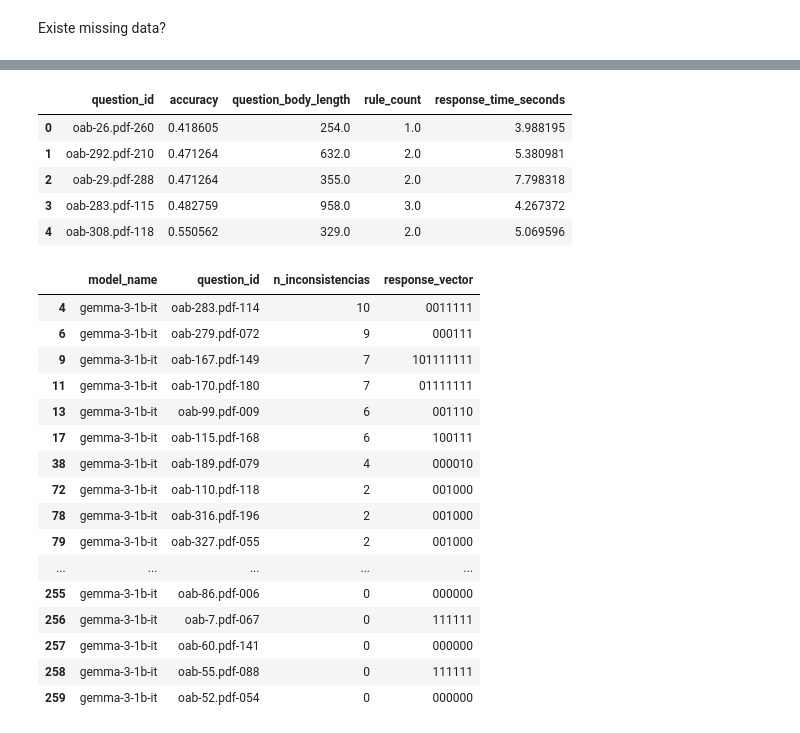
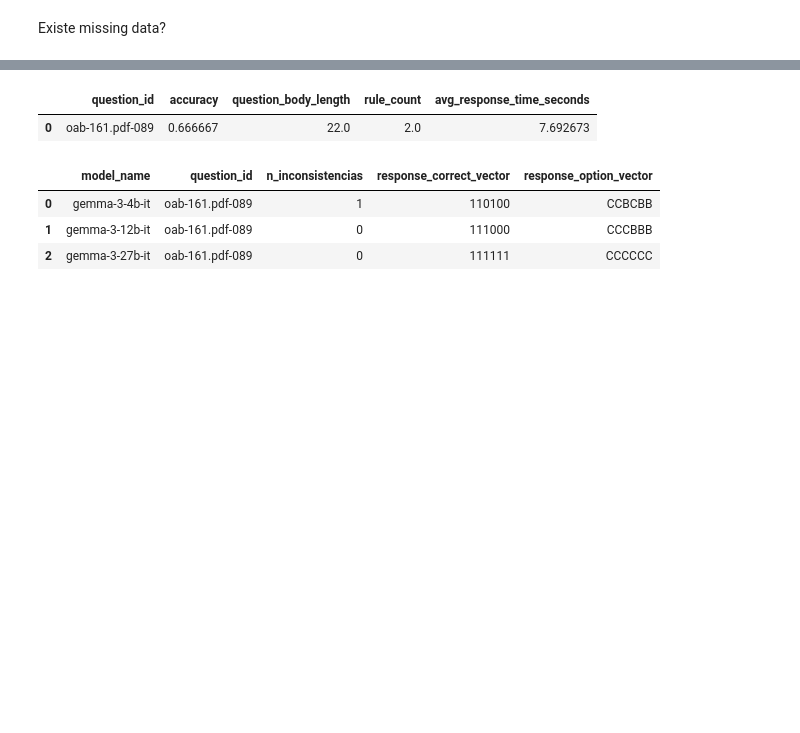
Before and after one commit to pcalais/law-cognitive-structure, a Jupyter notebook: notebooks/evaluate-models.ipynb, the cells around one changed output, grey strips where cells are left out. Cells and saved outputs as stored; diff of their text form; code cells hidden in the pictures; blank space fills up the shorter version.

```diff
--- a/notebooks/evaluate-models.ipynb
+++ b/notebooks/evaluate-models.ipynb
@@ -1,8 +1,7 @@
 # %%
 from read_model_runs import read_model_runs
 
-# Ler dados completos
-question_long_df = read_model_runs('../data/processed/model-runs')
+question_long_df, model_wide_df, question_wide_df, firac_order = read_model_runs('../data/processed/model-runs')
 
 # Filtrar apenas as linhas em português
 question_long_df = question_long_df[question_long_df["language"] == "portuguese"].copy()
@@ -179,7 +99,7 @@ question_agg_df = (
         accuracy=("is_correct", "mean"),
         question_body_length=("enunciado", lambda x: x.str.len().mean()),
         rule_count=("rule_count", "mean"),
-        response_time_seconds=("response_time_seconds", "mean")
+        avg_response_time_seconds=("response_time_seconds", "mean")
     )
     .reset_index()
 )
@@ -190,12 +110,8 @@ question_agg_df = question_agg_df.sort_values(by="accuracy", ascending=True).res
 # Visualizar as primeiras linhas
 question_agg_df.head()
 # %% [output]
-|  | question_id | accuracy | question_body_length | rule_count | response_time_seconds |
-| 0 | oab-26.pdf-260 | 0.418605 | 254.0 | 1.0 | 3.988195 |
-| 1 | oab-292.pdf-210 | 0.471264 | 632.0 | 2.0 | 5.380981 |
-| 2 | oab-29.pdf-288 | 0.471264 | 355.0 | 2.0 | 7.798318 |
-| 3 | oab-283.pdf-115 | 0.482759 | 958.0 | 3.0 | 4.267372 |
-| 4 | oab-308.pdf-118 | 0.550562 | 329.0 | 2.0 | 5.069596 |
+|  | question_id | accuracy | question_body_length | rule_count | avg_response_time_seconds |
+| 0 | oab-161.pdf-089 | 0.666667 | 22.0 | 2.0 | 7.692673 |
 # %%
 import pandas as pd
 import numpy as np
@@ -205,82 +121,64 @@ firac_difficulty = (
     question_long_df
     .groupby("firac")["is_correct"]
     .mean()
-    .sort_values(ascending=False)  # mais fácil primeiro
+    .sort_values(ascending=False)
     .reset_index()
 )
 
-# 2. Criar um mapeamento da dificuldade ordinal (0 = mais fácil, N = mais difícil)
+# 2. Criar um mapeamento da dificuldade ordinal (0 = mais fácil)
 firac_order = {firac: i for i, firac in enumerate(firac_difficulty["firac"])}
 
 # 3. Adicionar a ordem de dificuldade no dataframe original
 df = question_long_df.copy()
 df["firac_order"] = df["firac"].map(firac_order)
 
-# 4. Função que retorna número de inconsistências e vetor de respostas
+# 4. Função com response_correct_vector e response_option_vector
 def guttman_info(df_model):
-    """
-    Retorna o número de inconsistências e o vetor de respostas (0/1)
-    ordenado pela dificuldade (firac_order).
-    Uma inconsistência ocorre quando uma questão mais fácil é errada (0)
-    e uma mais difícil é acertada (1).
-    """
-    # Ordenar por dificuldade
     df_sorted = df_model.sort_values("firac_order")
 
-    # Vetor de acertos (0 = erro, 1 = acerto)
+    # Vetores ordenados pela dificuldade
     y = df_sorted["is_correct"].values
+    chosen = df_sorted["chosen_option"].astype(str).values
 
-    # Calcular inconsistências
+    # Inconsistências
     n_inconsistencias = 0
     for i in range(len(y)):
         for j in range(i + 1, len(y)):
-            if y[i] < y[j]:  # violação da ordem esperada
+            if y[i] < y[j]:
                 n_inconsistencias += 1
 
-    # Criar representação do vetor (ex: "10110")
-    response_vector = "".join(map(str, y))
+    # Strings compactas para análise
+    response_correct_vector = "".join(str(int(v)) for v in y)
+    response_option_vector = "".join(chosen)
 
     return pd.Series({
         "n_inconsistencias": n_inconsistencias,
-        "response_vector": response_vector
+        "response_correct_vector": response_correct_vector,
+        "response_option_vector": response_option_vector
     })
 
-# 5. Calcular número de inconsistências e vetor por modelo e questão
+# 5. Aplicar por modelo e questão
 model_guttmann_df = (
     df
     .groupby(["model_name", "question_id"])
     .apply(guttman_info)
     .reset_index()
 )
 
-# 6. Ordenar pelo número de inconsistências (menor → mais consistente)
-gutmann_long_df = model_guttmann_df.sort_values("n_inconsistencias", ascending=False).reset_index(drop=True)
+# 6. Ordenar por inconsistências (maior → mais inconsistente, mantém sua escolha)
+gutmann_long_df = (
+    model_guttmann_df
+    .sort_values("n_inconsistencias", ascending=False)
+    .reset_index(drop=True)
+)
 
-# 7. Visualizar resultado
-gutmann_long_df.head(100)
-
-gutmann_long_df = gutmann_long_df[gutmann_long_df["model_name"] == "gemma-3-1b-it"].copy()
-
-# Exibir as 100 primeiras linhas
+# 7. Visualizar
 gutmann_long_df.head(200)
 # %% [output]
-|  | model_name | question_id | n_inconsistencias | response_vector |
-| 4 | gemma-3-1b-it | oab-283.pdf-114 | 10 | 0011111 |
-| 6 | gemma-3-1b-it | oab-279.pdf-072 | 9 | 000111 |
-| 9 | gemma-3-1b-it | oab-167.pdf-149 | 7 | 101111111 |
-| 11 | gemma-3-1b-it | oab-170.pdf-180 | 7 | 01111111 |
-| 13 | gemma-3-1b-it | oab-99.pdf-009 | 6 | 001110 |
-| 17 | gemma-3-1b-it | oab-115.pdf-168 | 6 | 100111 |
-| 38 | gemma-3-1b-it | oab-189.pdf-079 | 4 | 000010 |
-| 72 | gemma-3-1b-it | oab-110.pdf-118 | 2 | 001000 |
-| 78 | gemma-3-1b-it | oab-316.pdf-196 | 2 | 001000 |
-| 79 | gemma-3-1b-it | oab-327.pdf-055 | 2 | 001000 |
-| ... | ... | ... | ... | ... |
-| 255 | gemma-3-1b-it | oab-86.pdf-006 | 0 | 000000 |
-| 256 | gemma-3-1b-it | oab-7.pdf-067 | 0 | 111111 |
-| 257 | gemma-3-1b-it | oab-60.pdf-141 | 0 | 000000 |
-| 258 | gemma-3-1b-it | oab-55.pdf-088 | 0 | 111111 |
-| 259 | gemma-3-1b-it | oab-52.pdf-054 | 0 | 000000 |
+|  | model_name | question_id | n_inconsistencias | response_correct_vector | response_option_vector |
+| 0 | gemma-3-4b-it | oab-161.pdf-089 | 1 | 110100 | CCBCBB |
+| 1 | gemma-3-12b-it | oab-161.pdf-089 | 0 | 111000 | CCCBBB |
+| 2 | gemma-3-27b-it | oab-161.pdf-089 | 0 | 111111 | CCCCCC |
 # %%
 import pandas as pd
 import numpy as np
```
Also changed, not shown: parts of 29 cells of this notebook.
